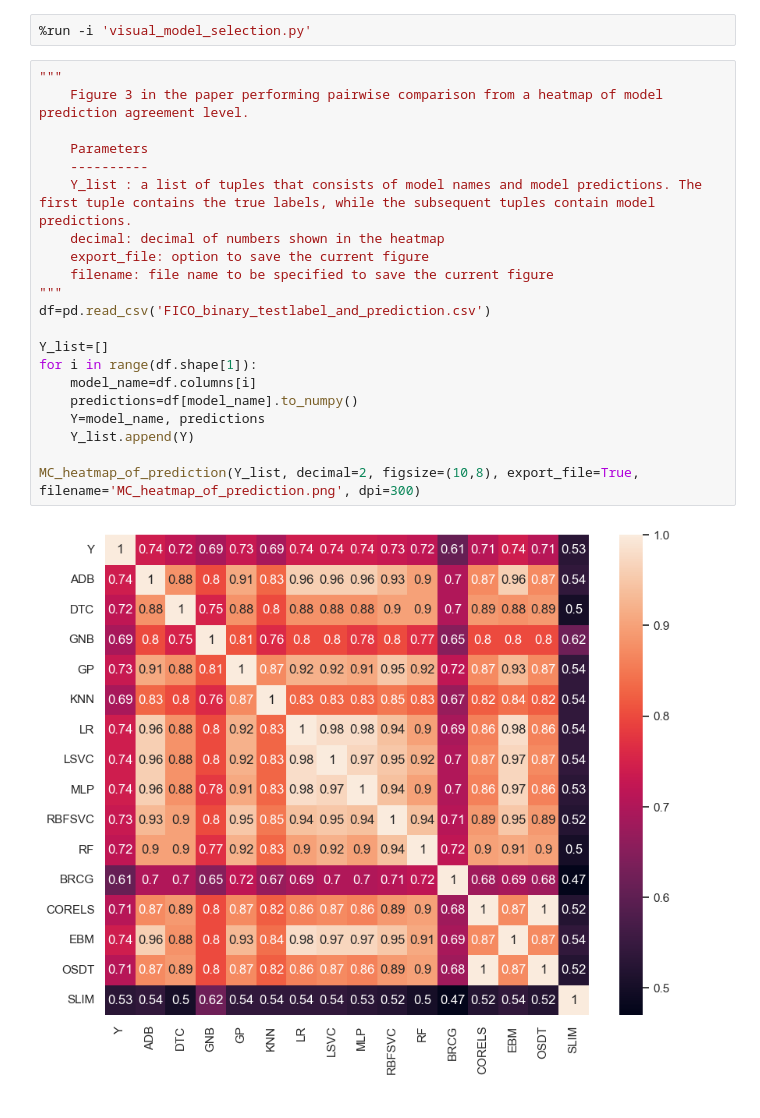
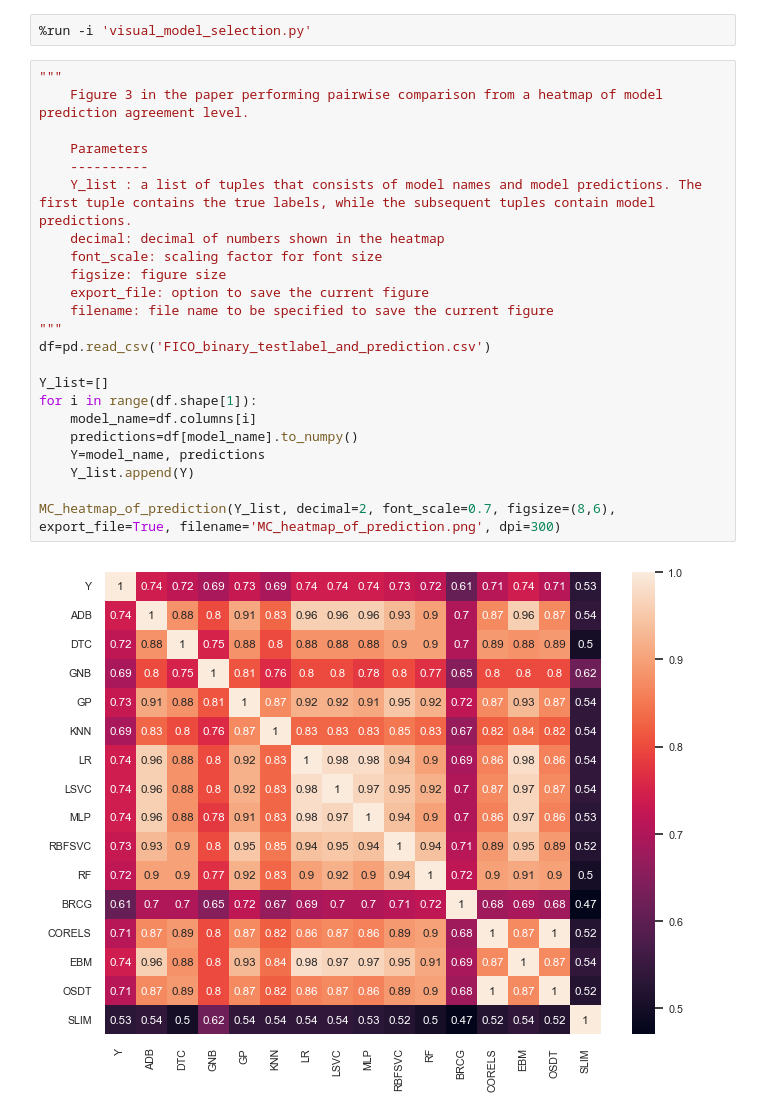
Before and after one commit to zhesimon/ComparativeMetaModels, a Jupyter notebook: Interface_example.ipynb, the cells around one changed output. Drawn from its saved outputs; the diff is of its cells as text.

```diff
--- a/Interface_example.ipynb
+++ b/Interface_example.ipynb
@@ -3,26 +3,28 @@
 # %%
 """
     Figure 3 in the paper performing pairwise comparison from a heatmap of model prediction agreement level.
 
     Parameters
     ----------
     Y_list : a list of tuples that consists of model names and model predictions. The first tuple contains the true labels, while the subsequent tuples contain model predictions.
     decimal: decimal of numbers shown in the heatmap
+    font_scale: scaling factor for font size
+    figsize: figure size
     export_file: option to save the current figure
     filename: file name to be specified to save the current figure
 """
 df=pd.read_csv('FICO_binary_testlabel_and_prediction.csv')
 
 Y_list=[]
 for i in range(df.shape[1]):
     model_name=df.columns[i]
     predictions=df[model_name].to_numpy()
     Y=model_name, predictions
     Y_list.append(Y)
 
-MC_heatmap_of_prediction(Y_list, decimal=2, figsize=(10,8), export_file=True, filename='MC_heatmap_of_prediction.png', dpi=300)
+MC_heatmap_of_prediction(Y_list, decimal=2, font_scale=0.7, figsize=(8,6), export_file=True, filename='MC_heatmap_of_prediction.png', dpi=300)
 # %% [output]
-[figure, old version]
+[figure, new version]
 # %%
 """
     Figure 9 in the paper performing pairwise comparison via plotting PCA dimensionality reduction on model predictions
```
Also changed, not shown: parts of 8 cells of this notebook, 1 other file.
